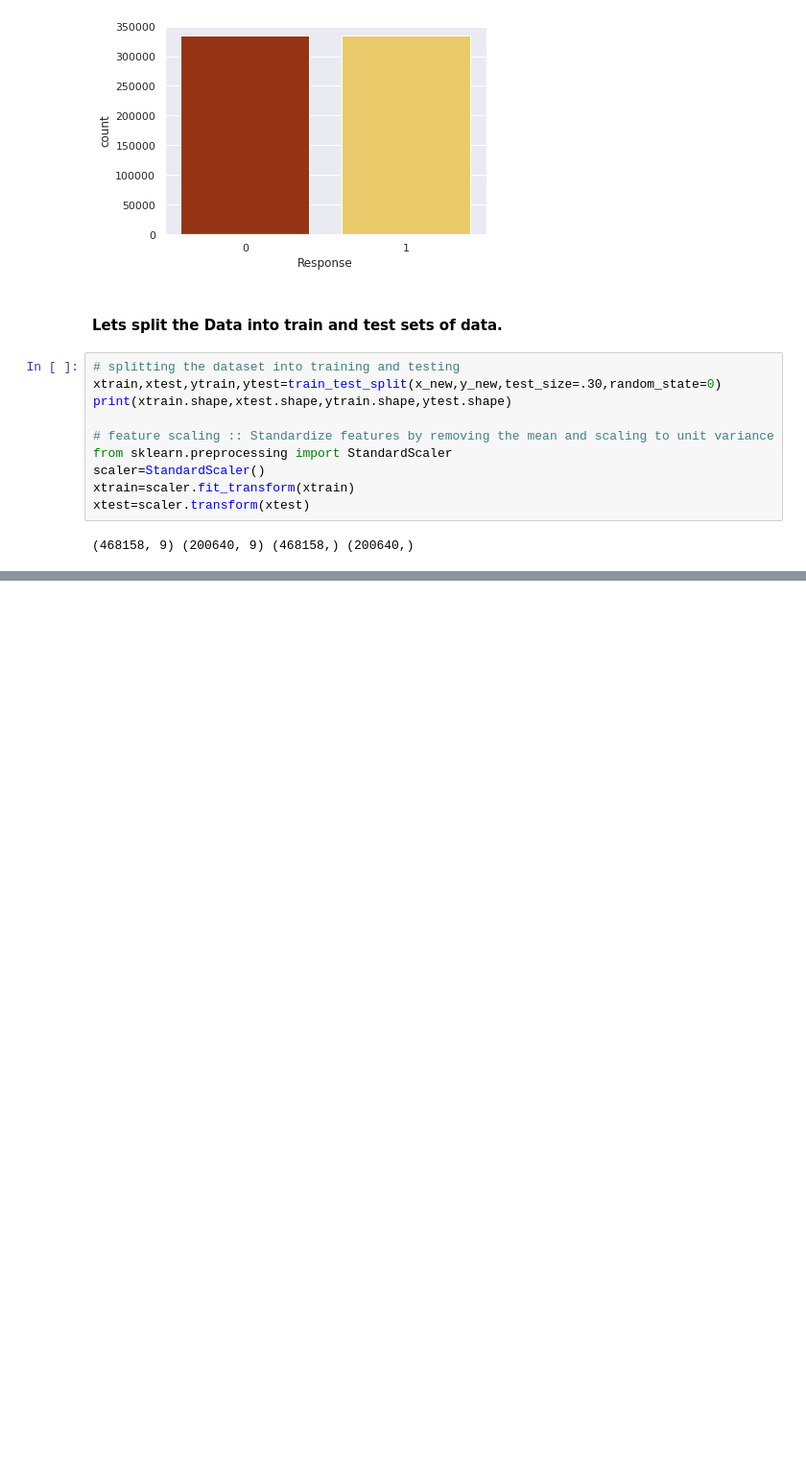
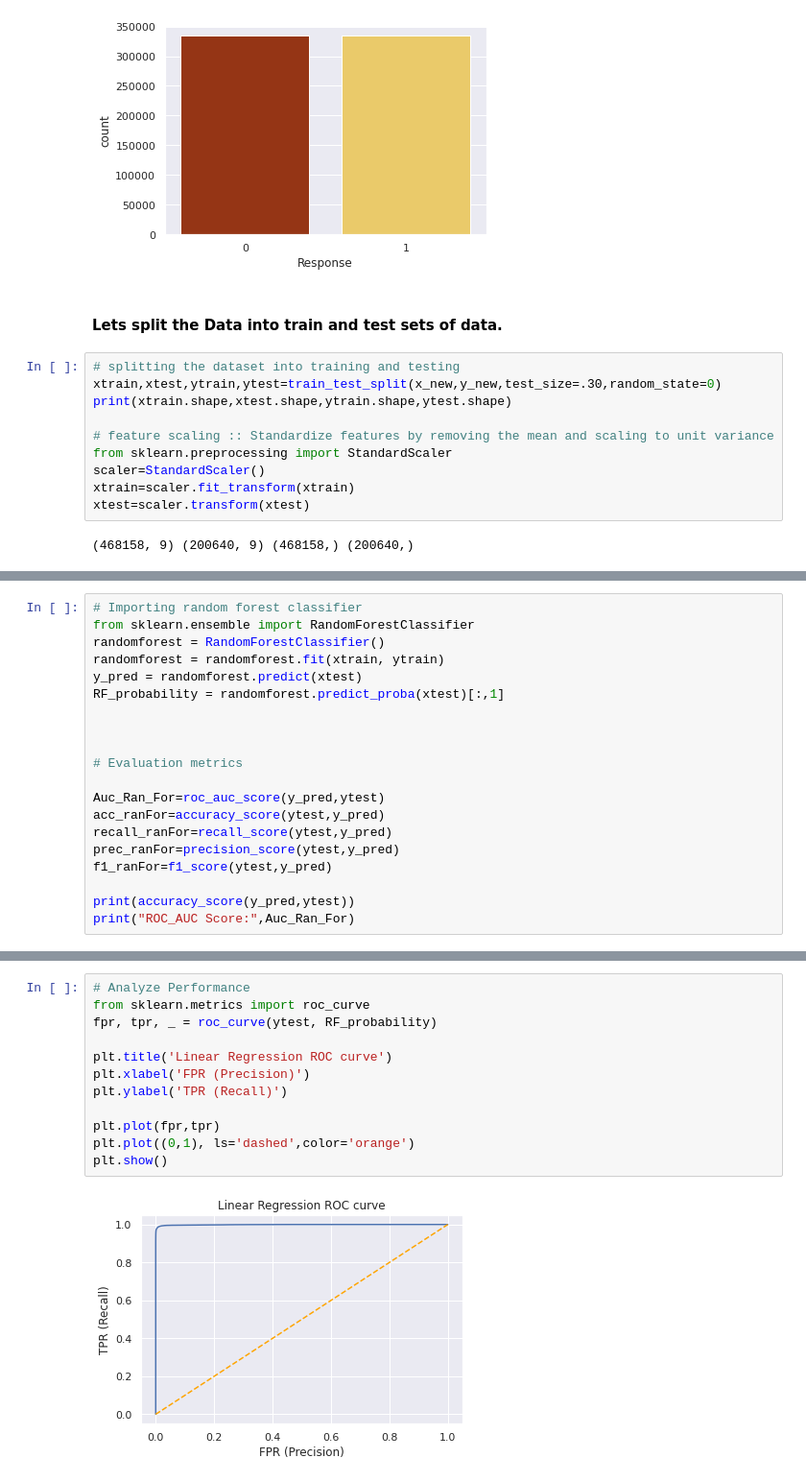
Before and after one commit to PUNEETSUBHANJI/Health_insurance_cross_sell_prediction, a Jupyter notebook: Health_insurance_cross_sell_prediction.ipynb, the cells around one changed output, grey strips where cells are left out. Shown at 96% size. Cells and saved outputs as stored; diff of their text form; blank space fills up the shorter version.

```diff
--- a/Health_insurance_cross_sell_prediction.ipynb
+++ b/Health_insurance_cross_sell_prediction.ipynb
@@ -334,0 +407,20 @@ xtest=scaler.transform(xtest)
+# %%
+# Importing random forest classifier
+from sklearn.ensemble import RandomForestClassifier
+randomforest = RandomForestClassifier()
+randomforest = randomforest.fit(xtrain, ytrain)
+y_pred = randomforest.predict(xtest)
+RF_probability = randomforest.predict_proba(xtest)[:,1]
+
+
+
+# Evaluation metrics
+
+Auc_Ran_For=roc_auc_score(y_pred,ytest)
+acc_ranFor=accuracy_score(ytest,y_pred)
+recall_ranFor=recall_score(ytest,y_pred)
+prec_ranFor=precision_score(ytest,y_pred)
+f1_ranFor=f1_score(ytest,y_pred)
+
+print(accuracy_score(y_pred,ytest))
+print("ROC_AUC Score:",Auc_Ran_For)
@@ -334,0 +442,14 @@ xtest=scaler.transform(xtest)
+# %%
+# Analyze Performance
+from sklearn.metrics import roc_curve
+fpr, tpr, _ = roc_curve(ytest, RF_probability)
+
+plt.title('Linear Regression ROC curve')
+plt.xlabel('FPR (Precision)')
+plt.ylabel('TPR (Recall)')
+
+plt.plot(fpr,tpr)
+plt.plot((0,1), ls='dashed',color='orange')
+plt.show()
+# %% [output]
+[figure, added]
```
Also changed, not shown: parts of 19 cells of this notebook.
